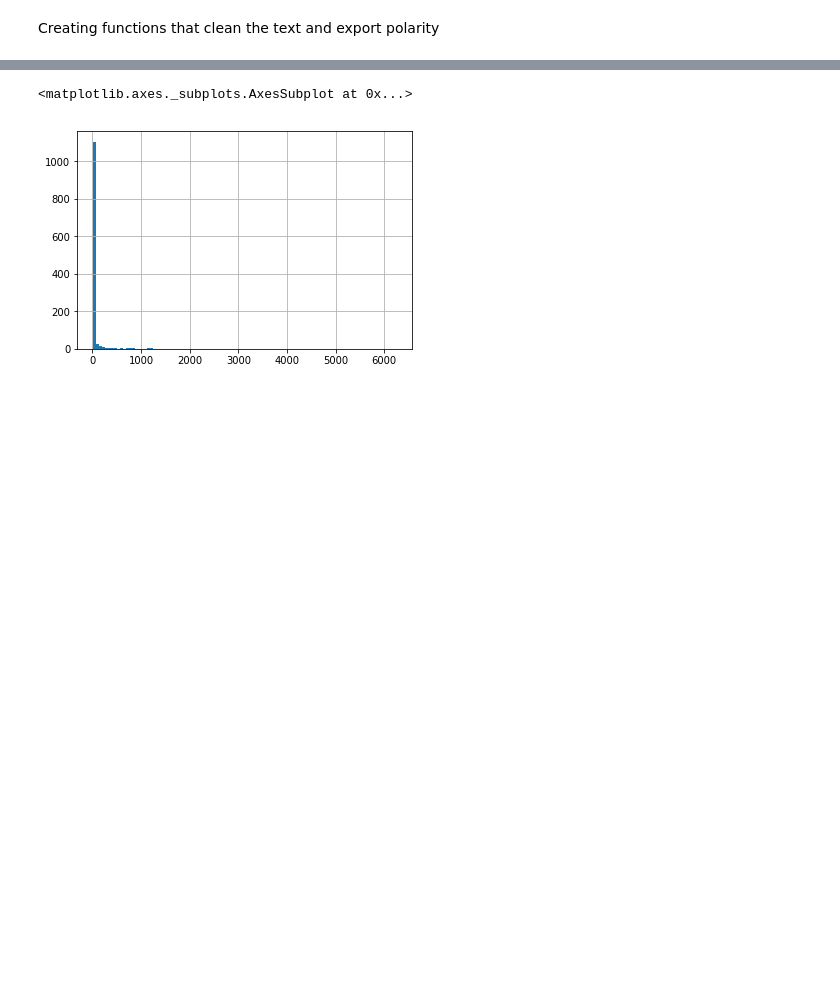
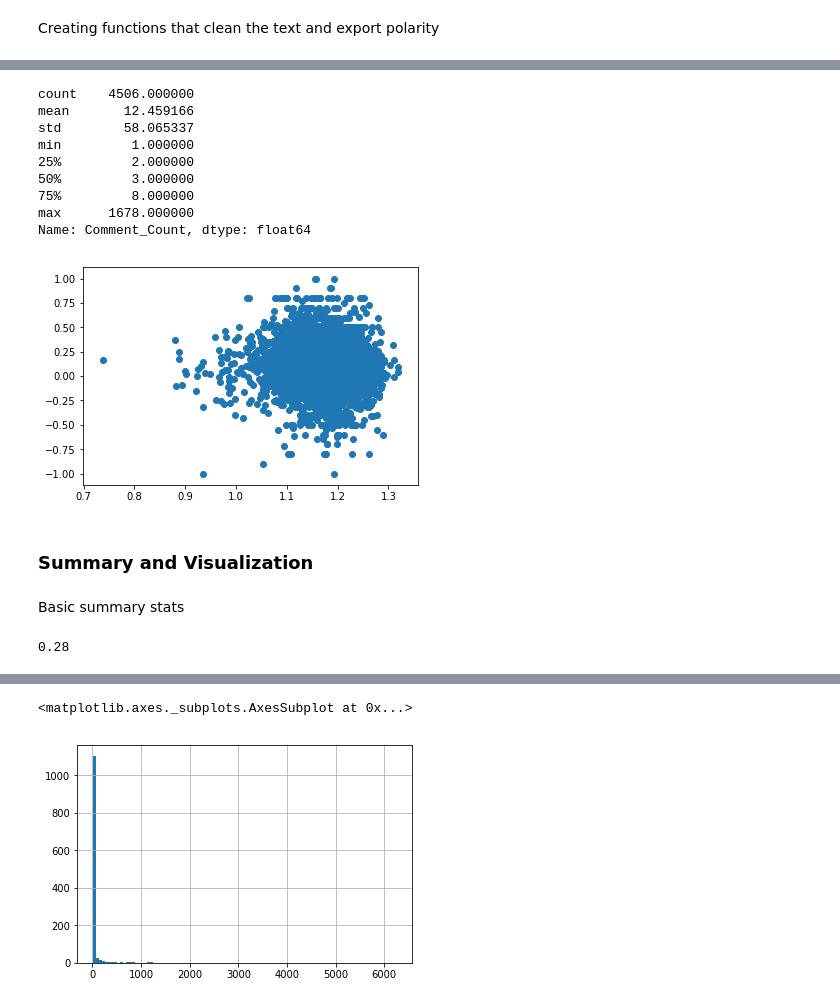
Before and after one commit to jmoorebyu/213_finalproject, a Jupyter notebook: Project Workbook.ipynb, the cells around one changed output, grey strips where cells are left out. Cells and saved outputs as stored; diff of their text form; code cells hidden in the pictures; blank space fills up the shorter version.

```diff
--- a/Project Workbook.ipynb
+++ b/Project Workbook.ipynb
@@ -75,0 +201,5 @@ See the caveats in the documentation: http://pandas.pydata.org/pandas-docs/stabl
+# %%
+#link the embeddings to the vectors
+alltweets['Embeddings'] = ""
+for x in range(0,len(alltweets['Embeddings'])):
+    alltweets['Embeddings'][x] = shortlist_embeddings[x]
@@ -75,0 +247,9 @@ See the caveats in the documentation: http://pandas.pydata.org/pandas-docs/stabl
+# %%
+
+embeds = list()
+for list_ in listoflists:
+    print(list_)
+    with tf.Session() as session:
+        session.run([tf.global_variables_initializer(), tf.tables_initializer()])
+        vectors = session.run(embed(list_))
+        embeds.append(vectors.mean(axis=0))
@@ -75,0 +271,13 @@ See the caveats in the documentation: http://pandas.pydata.org/pandas-docs/stabl
+# %%
+for x in range(0, len(embeds)):
+    newcol = "avg_vector"+str(x+1)
+    alltweets[newcol] = ""
+    avg_vector=embeds[x]
+    alltweets[newcol]=[avg_vector for x in enumerate(alltweets[newcol])]
+
+    nowa = datetime.datetime.now()
+    newdist = "distance"+str(x+1)
+    alltweets[newdist] = np.NaN
+    alltweets[newdist]=[np.linalg.norm(vector-avg_vector)*-1 for x,vector in enumerate(alltweets['Embeddings'])]
+    nowb = datetime.datetime.now()
+    print(totalminutes(nowa, nowb))
@@ -75,0 +299,6 @@ See the caveats in the documentation: http://pandas.pydata.org/pandas-docs/stabl
+# %%
+alltweets.rename(columns={'distance1': 'immigration','distance2': 'bordersecurity','distance3': 'insults',
+                          'distance4': 'crime','distance5': 'treatment of women','distance6': 'guns',
+                          'distance7': 'gratitude','distance8': 'taxes','distance9': 'healthcare','distance10': 'trade',
+                          'distance11': 'education','distance12': 'economy','distance13': 'global warming','distance14': 'community'}
+                 , inplace=True)
@@ -75,0 +417,23 @@ See the caveats in the documentation: http://pandas.pydata.org/pandas-docs/stabl
+# %%
+locs = alltweets['Comment_Count']>0
+plt.scatter(alltweets['distance14'].loc[locs],alltweets['Mean_Sentiment+-'].loc[locs])
+alltweets['Comment_Count'].loc[locs].describe()
+# %% [output]
+count    4506.000000
+mean       12.459166
+std        58.065337
+min         1.000000
+25%         2.000000
+50%         3.000000
+75%         8.000000
+max      1678.000000
+Name: Comment_Count, dtype: float64
+[figure, added]
+# %% [markdown]
+### Summary and Visualization
+# %% [markdown]
+Basic summary stats
+# %%
+totalminutes(now,datetime.datetime.now())
+# %% [output]
+0.28
```
Also changed, not shown: parts of 63 cells of this notebook.
